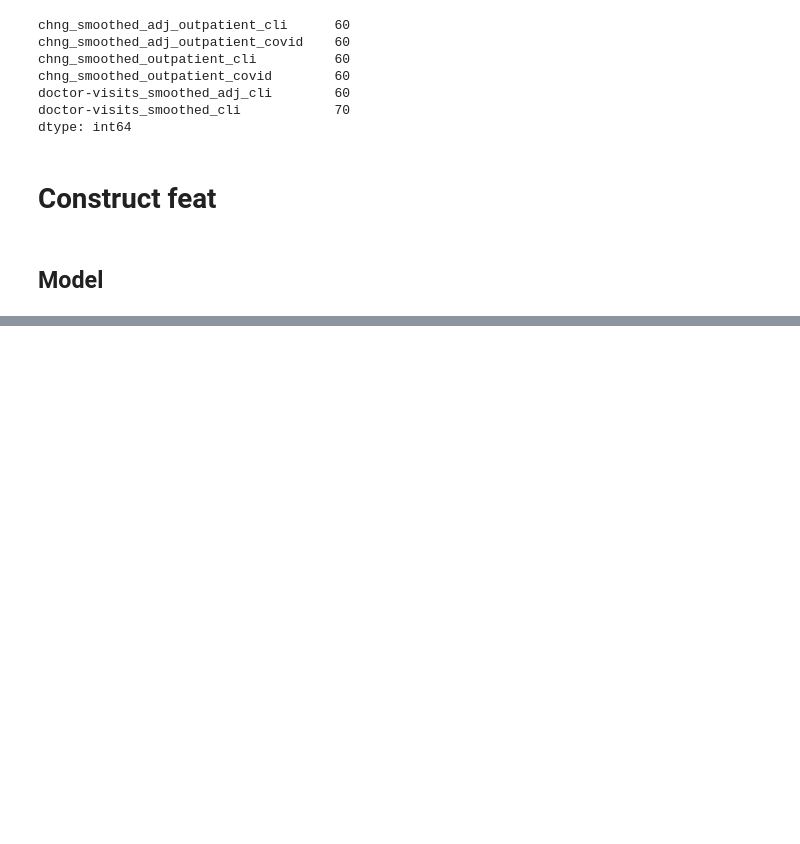
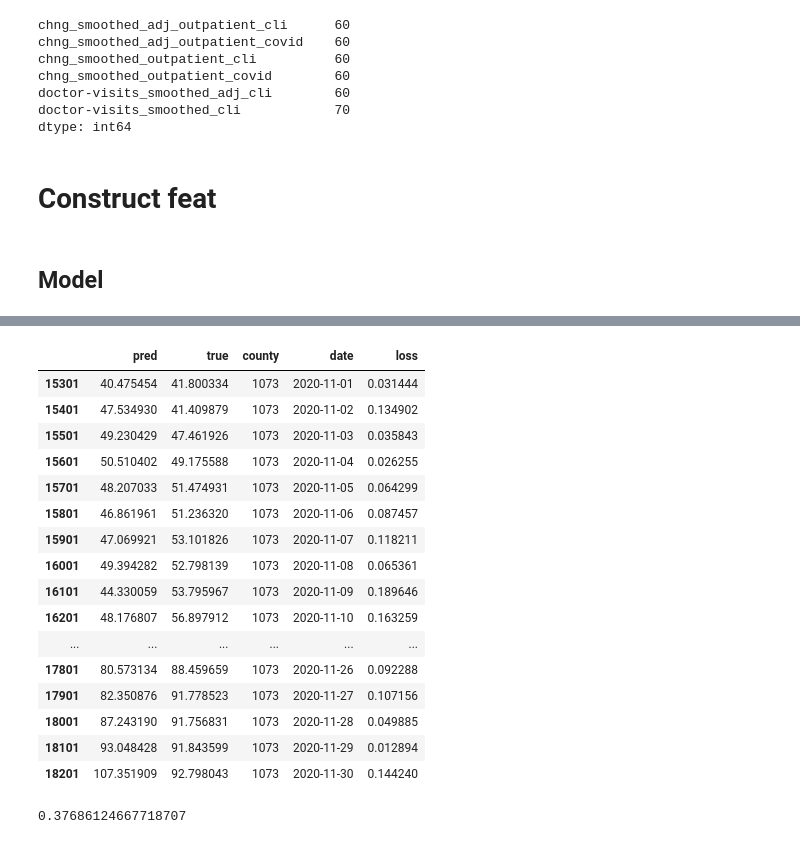
Before and after one commit to tlemenestrel/covid_case_incidence, a Jupyter notebook: notebooks/feature_selection.ipynb, the cells around one changed output, grey strips where cells are left out. Saved outputs shown, nothing was run; the diff lists cells and outputs as text; code cells hidden in the pictures; blank space fills up the shorter version.

```diff
--- a/notebooks/feature_selection.ipynb
+++ b/notebooks/feature_selection.ipynb
@@ -283,0 +395,25 @@ res.groupby('date')['loss'].mean().plot(kind='bar', figsize=(16,8))
+# %%
+county = 1073
+res[res.county==county].reindex
+# %% [output]
+|  | pred | true | county | date | loss |
+| 15301 | 40.475454 | 41.800334 | 1073 | 2020-11-01 | 0.031444 |
+| 15401 | 47.534930 | 41.409879 | 1073 | 2020-11-02 | 0.134902 |
+| 15501 | 49.230429 | 47.461926 | 1073 | 2020-11-03 | 0.035843 |
+| 15601 | 50.510402 | 49.175588 | 1073 | 2020-11-04 | 0.026255 |
+| 15701 | 48.207033 | 51.474931 | 1073 | 2020-11-05 | 0.064299 |
+| 15801 | 46.861961 | 51.236320 | 1073 | 2020-11-06 | 0.087457 |
+| 15901 | 47.069921 | 53.101826 | 1073 | 2020-11-07 | 0.118211 |
+| 16001 | 49.394282 | 52.798139 | 1073 | 2020-11-08 | 0.065361 |
+| 16101 | 44.330059 | 53.795967 | 1073 | 2020-11-09 | 0.189646 |
+| 16201 | 48.176807 | 56.897912 | 1073 | 2020-11-10 | 0.163259 |
+| ... | ... | ... | ... | ... | ... |
+| 17801 | 80.573134 | 88.459659 | 1073 | 2020-11-26 | 0.092288 |
+| 17901 | 82.350876 | 91.778523 | 1073 | 2020-11-27 | 0.107156 |
+| 18001 | 87.243190 | 91.756831 | 1073 | 2020-11-28 | 0.049885 |
+| 18101 | 93.048428 | 91.843599 | 1073 | 2020-11-29 | 0.012894 |
+| 18201 | 107.351909 | 92.798043 | 1073 | 2020-11-30 | 0.144240 |
+# %%
+res.groupby('county')['loss'].mean()[55133]
+# %% [output]
+0.37686124667718707
```
Also changed, not shown: parts of 22 cells of this notebook, 2 other files.
